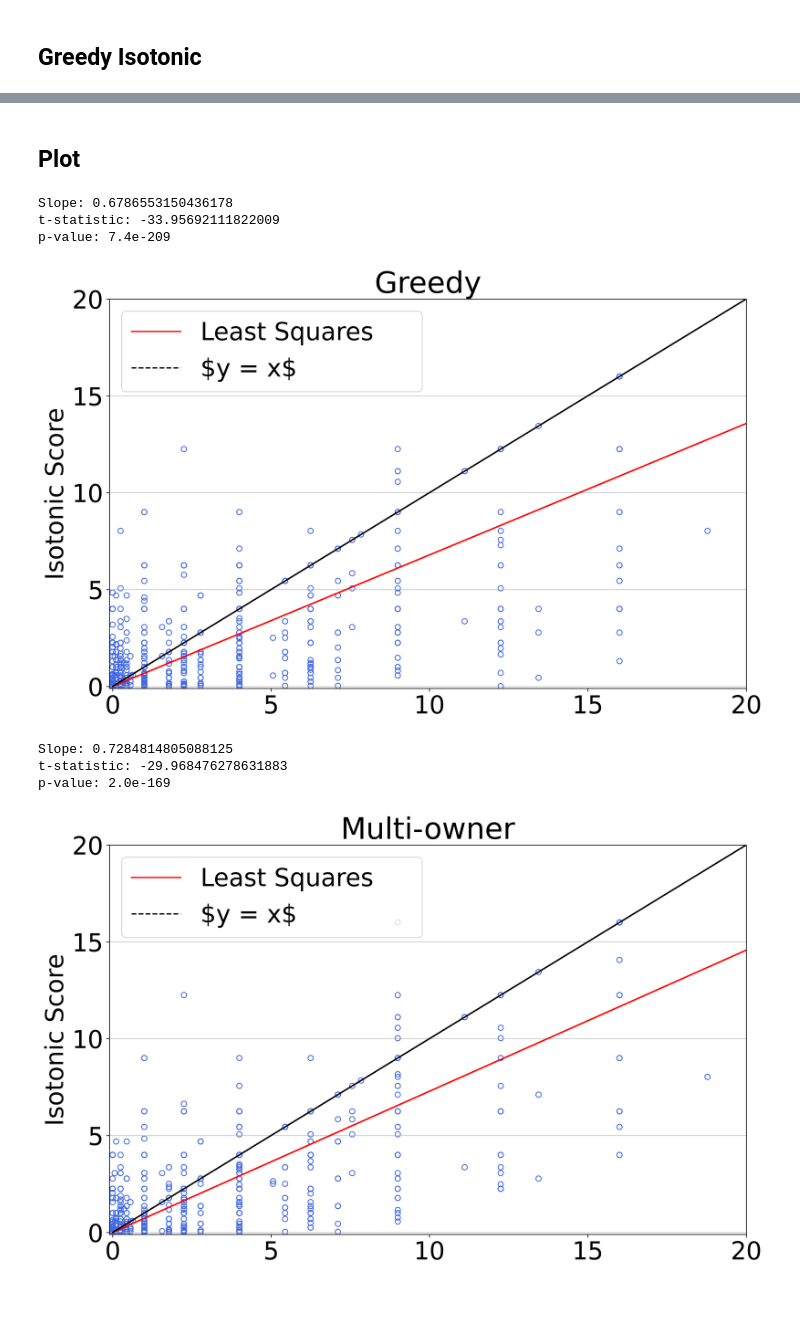
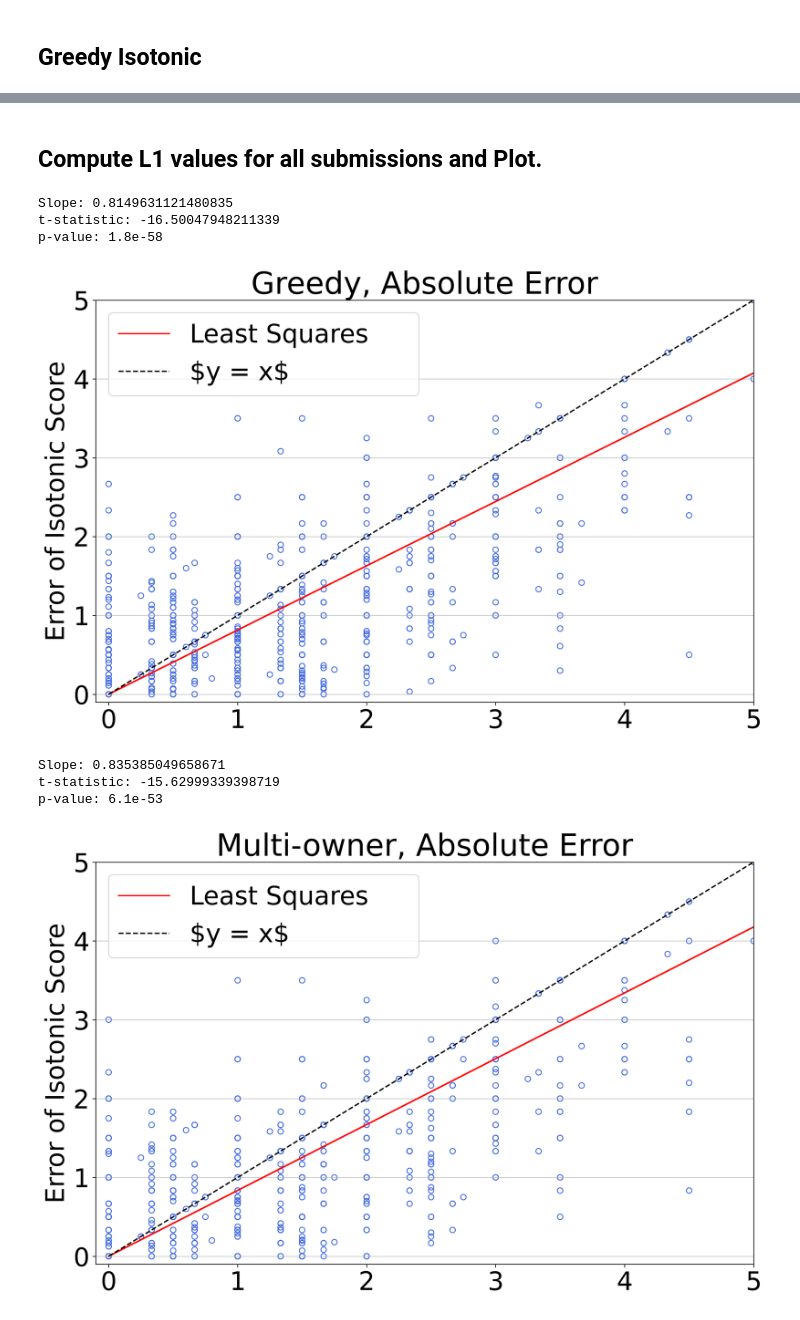
Before and after one commit to BuxinSu/ICML_2023_Ranking, a Jupyter notebook: Notebooks/Adhoc_Greedy_Multiowner_scatter.ipynb, the cells around one changed output, grey strips where cells are left out. Drawn from its saved outputs; the diff is of its cells as text; code cells hidden in the pictures.

```diff
--- a/Notebooks/Adhoc_Greedy_Multiowner_scatter.ipynb
+++ b/Notebooks/Adhoc_Greedy_Multiowner_scatter.ipynb
@@ -543,6 +759,21 @@ for i in range(len(True_score_multi_iso)):
-# %% [markdown]
-## Plot
+# %% [markdown]
+## Compute L1 values for all submissions and Plot.
 # %%
+
+
+
+
+# Create two lists to record: (y - R)^2 and (\hat{R} - R)^2 values.
+
+greedy_diff = []
+multi_diff = []
+old_diff = []
+for i in range(len(True_score_multi_iso)):
+  greedy_diff.append( abs(greedy_iso_rating[i] - True_score_multi_iso[i]) )
+  multi_diff.append( abs(multi_iso_rating[i] - True_score_multi_iso[i])  )
+  old_diff.append( abs(old_score_multi_iso[i] - True_score_multi_iso[i]) )
+
+
 
 old_diff = np.array(old_diff)
 greedy_diff = np.array(greedy_diff)
@@ -587,20 +818,21 @@ line_of_best_fit = b * old_diff
 plt.plot(old_diff, line_of_best_fit, label='Least Squares     ', color='red')
 
 # Plot the regression line
-plt.plot(old_diff, old_diff, color='black', label='\$y = x\$', linestyle='dashed')
+x = np.linspace(0, max(old_diff), 1000)
+plt.plot(x, x, color='black', label='\$y = x\$', linestyle='--')
 
 # Add labels and legend
 # plt.xlabel(f"Raw")
-plt.ylabel('Isotonic Score')
+plt.ylabel('Error of Isotonic Score')
 
 # Show the legend
 plt.legend()
-plt.xlim(-0.1, 20)
-plt.ylim(-0.1, 20)
+plt.xlim(-0.1, 5)
+plt.ylim(-0.1, 5)
 
 plt.grid(axis='y', alpha=0.75)
-plt.title('Greedy')
-plt.savefig("/content/drive/MyDrive/Research/Ranking_ICML/Figures/Greedy_iso_proxy_regression.svg", bbox_inches='tight')
+plt.title('Greedy, Absolute Error')
+plt.savefig("/content/drive/MyDrive/Research/Ranking_ICML/Figures/greedy_iso_proxy_regression_L1.svg", bbox_inches='tight')
 plt.show()
 
 
@@ -634,44 +866,45 @@ s_b = np.sqrt(RSS / (n-1)) / np.sqrt(np.sum( (X - np.mean(X))**2))
 
 # Calculate the t-statistic
 t_stat = (b - 1) / s_b
 
 # Calculate the p-value
 df = len(multi_diff) - 1
 p_value = stats.t.sf(np.abs(t_stat), n-2)
 p_value = format(p_value, ".1e")
 
 print(f"Slope: {b}")
 print(f"t-statistic: {t_stat}")
 print(f"p-value: {p_value}")
 
 # Calculate the y-values for the line of best fit
 line_of_best_fit = b * old_diff
 
 # Plot the line of best fit with intercept 0
 plt.plot(old_diff, line_of_best_fit, label='Least Squares     ', color='red')
 
 # Plot the regression line
-plt.plot(old_diff, old_diff, color='black', label='\$y = x\$', linestyle='dashed')
+x = np.linspace(0, max(old_diff), 1000)
+plt.plot(x, x, color='black', label='\$y = x\$', linestyle='--')
 
 # Add labels and legend
 # plt.xlabel(f"Raw")
-plt.ylabel('Isotonic Score')
+plt.ylabel('Error of Isotonic Score')
 
 # Show the legend
 plt.legend()
-plt.xlim(-0.1, 20)
-plt.ylim(-0.1, 20)
+plt.xlim(-0.1, 5)
+plt.ylim(-0.1, 5)
 
 plt.grid(axis='y', alpha=0.75)
-plt.title('Multi-owner')
-plt.savefig("/content/drive/MyDrive/Research/Ranking_ICML/Figures/Multi_iso_proxy_regression.svg", bbox_inches='tight')
+plt.title('Multi-owner, Absolute Error')
+plt.savefig("/content/drive/MyDrive/Research/Ranking_ICML/Figures/multi_iso_proxy_regression_L1.svg", bbox_inches='tight')
 plt.show()
 # %% [output]
-Slope: 0.6786553150436178
-t-statistic: -33.95692111822009
-p-value: 7.4e-209
+Slope: 0.8149631121480835
+t-statistic: -16.50047948211339
+p-value: 1.8e-58
-[figure, old version]
+[figure, new version]
-Slope: 0.7284814805088125
-t-statistic: -29.968476278631883
-p-value: 2.0e-169
+Slope: 0.835385049658671
+t-statistic: -15.62999339398719
+p-value: 6.1e-53
-[figure, old version]
+[figure, new version]
```
Also changed, not shown: parts of 35 cells of this notebook.
